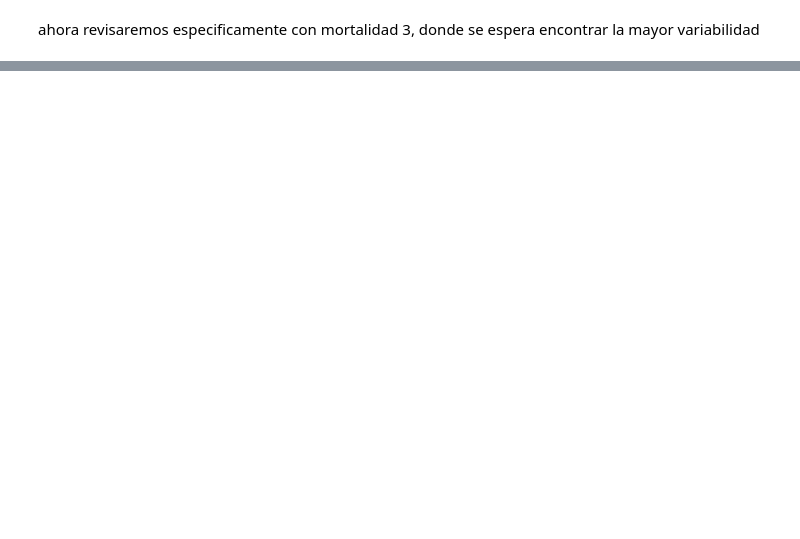
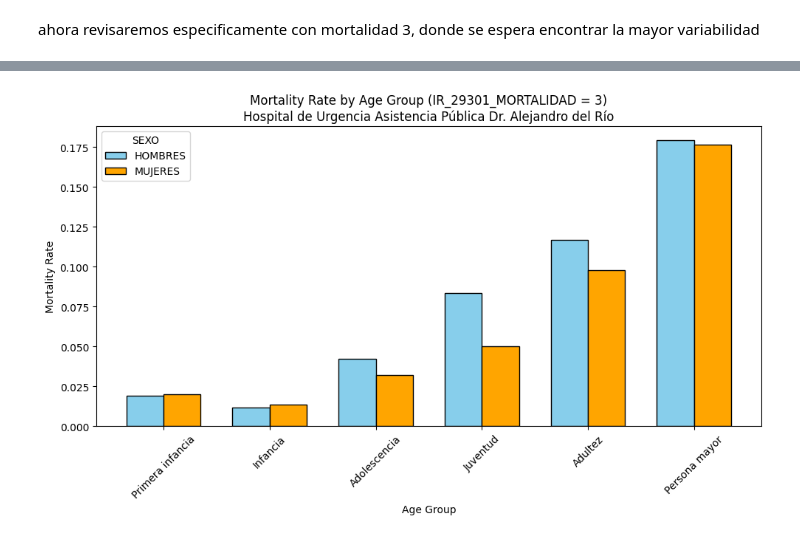
Before and after one commit to Winoid/TareasTOPD, a Jupyter notebook: try.ipynb, the cells around one changed output, grey strips where cells are left out. Saved outputs shown, nothing was run; the diff lists cells and outputs as text; code cells hidden in the pictures; blank space fills up the shorter version.

```diff
--- a/try.ipynb
+++ b/try.ipynb
@@ -225,0 +337,17 @@ plt.show()
+# %%
+# Filter for SEXO = HOMBRE
+hombres_df = grd_f[grd_f["SEXO"] == "HOMBRE"]
+grouped_hombres = hombres_df.groupby(["AGE_GROUP", "IR_29301_MORTALIDAD"])["TIPO_ALTA"]
+result_hombres = (grouped_hombres.sum() / grouped_hombres.count()).unstack()
+
+# Filter for SEXO = MUJER
+mujeres_df = grd_f[grd_f["SEXO"] == "MUJER"]
+grouped_mujeres = mujeres_df.groupby(["AGE_GROUP", "IR_29301_MORTALIDAD"])["TIPO_ALTA"]
+result_mujeres = (grouped_mujeres.sum() / grouped_mujeres.count()).unstack()
+
+# Print the results
+print("Mortality Rate for HOMBRES:")
+print(result_hombres)
+
+print("\nMortality Rate for MUJERES:")
+print(result_mujeres)
@@ -225,0 +374,30 @@ plt.show()
+# %%
+# Filter the results for IR_29301_MORTALIDAD == 3
+hombres_mortalidad_3 = result_hombres[3]
+mujeres_mortalidad_3 = result_mujeres[3]
+
+# Create a grouped bar chart for the filtered data
+x = np.arange(len(hombres_mortalidad_3.index))  # Numeric positions for age groups
+width = 0.35  # Width of the bars
+
+fig, ax = plt.subplots(figsize=(10, 6))
+
+# Plot data for HOMBRES
+ax.bar(x - width / 2, hombres_mortalidad_3, width, label="HOMBRES", color="skyblue", edgecolor="black")
+
+# Plot data for MUJERES
+ax.bar(x + width / 2, mujeres_mortalidad_3, width, label="MUJERES", color="orange", edgecolor="black")
+
+# Add labels, title, and legend
+ax.set_title("Mortality Rate by Age Group (IR_29301_MORTALIDAD = 3)\nHospital de Urgencia Asistencia Pública Dr. Alejandro del Río")
+ax.set_xlabel("Age Group")
+ax.set_ylabel("Mortality Rate")
+ax.legend(title="SEXO")
+ax.set_xticks(x)
+ax.set_xticklabels(hombres_mortalidad_3.index, rotation=45)
+
+# Adjust layout and show the plot
+plt.tight_layout()
+plt.show()
+# %% [output]
+[figure, added]
```
Also changed, not shown: parts of 16 cells of this notebook.
